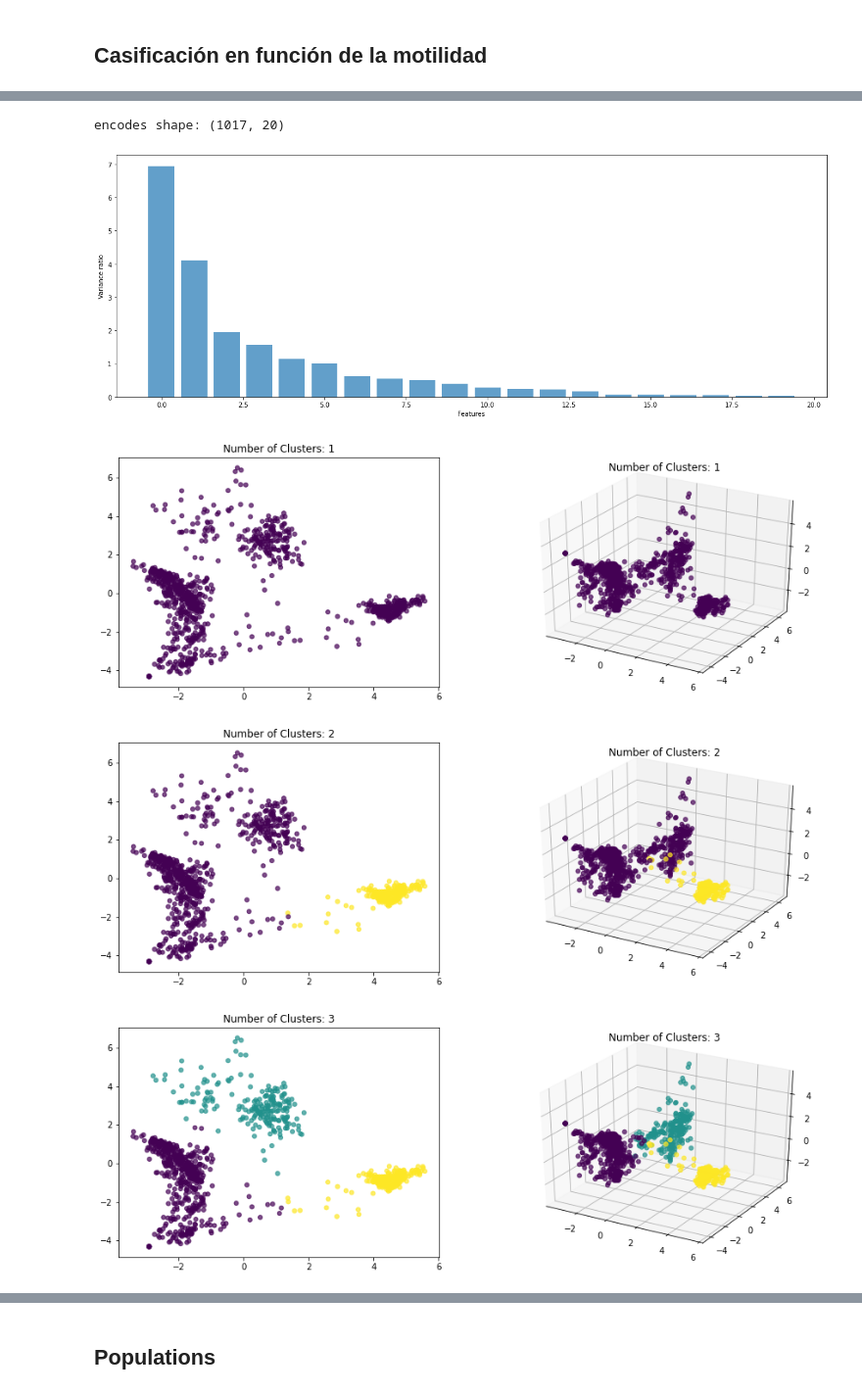
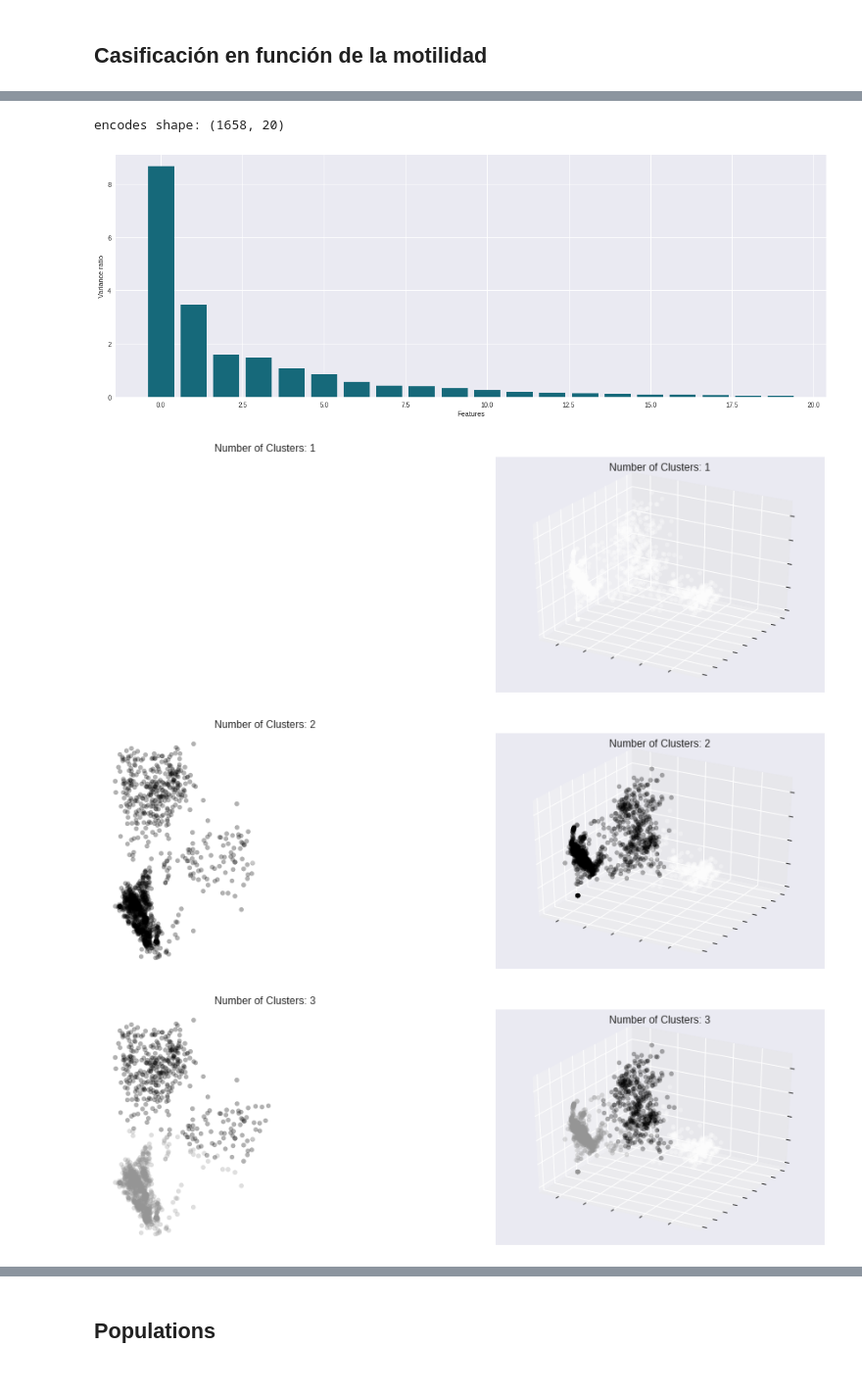
Before and after one commit to MarianoFernandez0/Proyecto-, a Jupyter notebook: development/clustering/cluster_trajectories_simulated_30Hz.ipynb, the cells around one changed output, grey strips where cells are left out. Shown at 98% size. Cells and saved outputs as stored; diff of their text form; code cells hidden in the pictures.

```diff
--- a/development/clustering/cluster_trajectories_simulated_30Hz.ipynb
+++ b/development/clustering/cluster_trajectories_simulated_30Hz.ipynb
@@ -53,11 +64,21 @@ frames 119
 # %%
-plt.figure(figsize=(7,7))
-colors = ['r', 'c', 'g', 'y']
+plt.figure(figsize=(10,10))
+# colors = ['r', 'c', 'g', 'y']
+color_maps = ['Reds', 'Blues', 'Greens', 'Purples', 'Oranges']
 random_ids = np.random.choice(ids, size=50, replace=False)
+img = np.ones((512,512,3))*0.4
 for random_id in random_ids:
     label = tracks_info[tracks_info['id'] == random_id]['label'].to_numpy()[0]
     track = tracks[tracks[:, 0] == random_id]
-    plt.plot(track[:, 1], track[:, 2], c=colors[label], alpha=0.7)
+    cmap = plt.get_cmap(color_maps[label])
+    for i, frame in enumerate(track[:, 4][:-1]):
+        coords = track[track[:, 4] == frame][0][1:3]
+        next_coords = track[track[:, 4] == frame+1][0][1:3]
+        color = cmap(i/len(frames))
+        color = colors.to_rgb(color)
+        cv2.line(img, tuple(coords.astype(int)), tuple(next_coords.astype(int)), color=color)
+#     plt.plot(track[:, 1], track[:, 2], c=colors[label], alpha=0.7)
+plt.imshow(img)
 plt.axis('off')
 plt.show()
 # %% [output]
@@ -67,46 +108,53 @@ plt.show()
 # %%
-from sklearn.preprocessing import LabelEncoder, StandardScaler
-from sklearn.decomposition import PCA
-from sklearn.model_selection import train_test_split
+
 print('encodes shape:', encodes.shape)
 # normalize
 scaler = StandardScaler()
-measures_scaled = scaler.fit_transform(encodes)
+encodes_scaled = scaler.fit_transform(encodes)
 # features variance
 pca = PCA()
-measures_scaled = pca.fit_transform(measures_scaled)
+measures_scaled = pca.fit_transform(encodes_scaled)
 pca_variance = pca.explained_variance_
 
+# plt.style.use('seaborn')
 plt.figure(figsize=(20, 7))
-plt.bar(range(len(pca_variance)), pca_variance, alpha=0.7)
+plt.bar(range(len(pca_variance)), pca_variance, color=COLORS[0])
 plt.ylabel('Variance ratio')
 plt.xlabel('Features')
+# plt.savefig('clustering_sim_var.png', bbox_inches='tight')
 plt.show()
 
+# plt.style.use('_classic_test_patch')
 inertias = []
 for i in range(1, 8):
     fig = plt.figure(figsize=(15, 5))
     plt.subplot(121)
     kmeans = KMeans(n_clusters=i)
-    y_pred = kmeans.fit_predict(measures_scaled)
-    plt.scatter(measures_scaled[:, 0], measures_scaled[:, 1], c=y_pred, s=25, alpha=0.7)
+    y_pred = kmeans.fit_predict(encodes_scaled)
+    plt.scatter(measures_scaled[:, 0], measures_scaled[:, 1], c=y_pred, s=25, alpha=0.3)
     plt.title(f"Number of Clusters: {i}")
+    plt.axis('off')
 
     ax = fig.add_subplot(122, projection='3d')
-    ax.scatter(measures_scaled[:, 0], measures_scaled[:, 1], measures_scaled[:, 2], c=y_pred, s=25, alpha=0.7)
+    ax.scatter(measures_scaled[:, 0], measures_scaled[:, 1], measures_scaled[:, 2], c=y_pred, s=25, alpha=0.3)
     plt.title(f"Number of Clusters: {i}")
+    plt.setp(ax.get_xticklabels(), visible=False)
+    plt.setp(ax.get_yticklabels(), visible=False)
+    plt.setp(ax.get_zticklabels(), visible=False)
     inertias.append(kmeans.inertia_)
-plt.show()
+    if i in (3, 4, 5):
+        plt.savefig('clustering_sim_pca_k' + str(i) + '.png', bbox_inches='tight', dpi=200)
+    plt.show()
 
 plt.figure(figsize=(20,7))
 plt.plot(inertias, '-o', alpha=0.8, c='c')
 plt.ylabel('Inertia')
 plt.xlabel('Number of clusters')
 plt.grid()
 plt.show()
 # %% [output]
-encodes shape: (1017, 20)
+encodes shape: (1658, 20)
-[figure, old version]
+[figure, new version]
-[figure, old version]
+[figure, new version]
-[figure, old version]
+[figure, new version]
-[figure, old version]
+[figure, new version]
```
Also changed, not shown: parts of 23 cells of this notebook, 3 other files.
